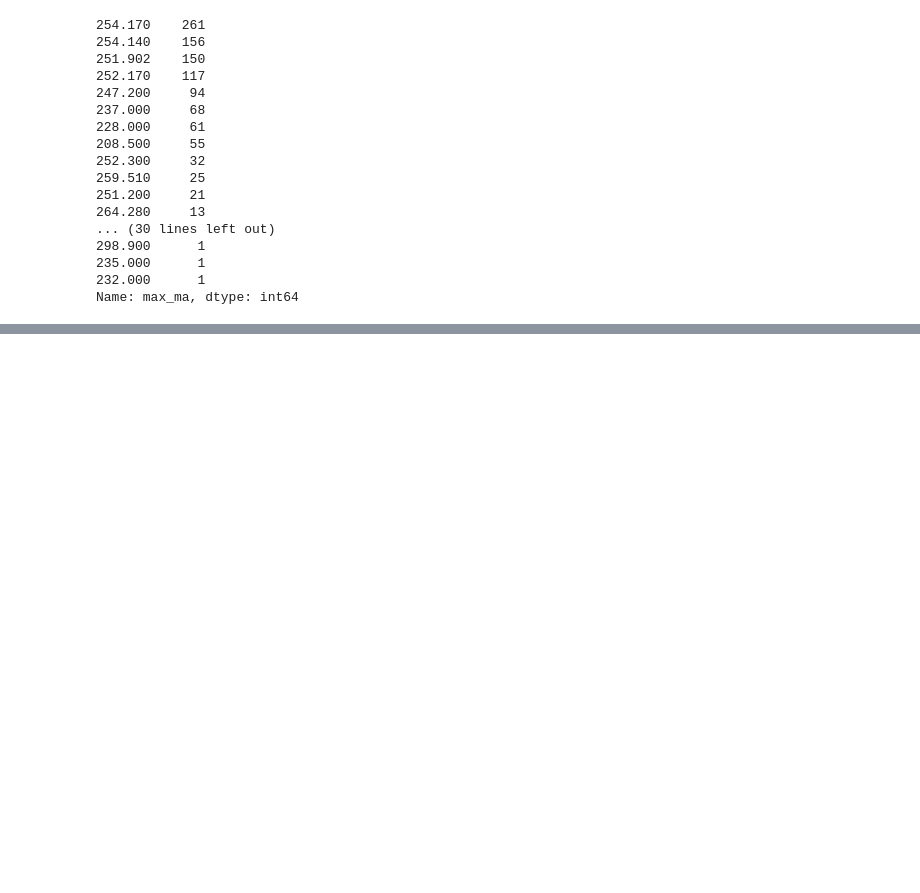
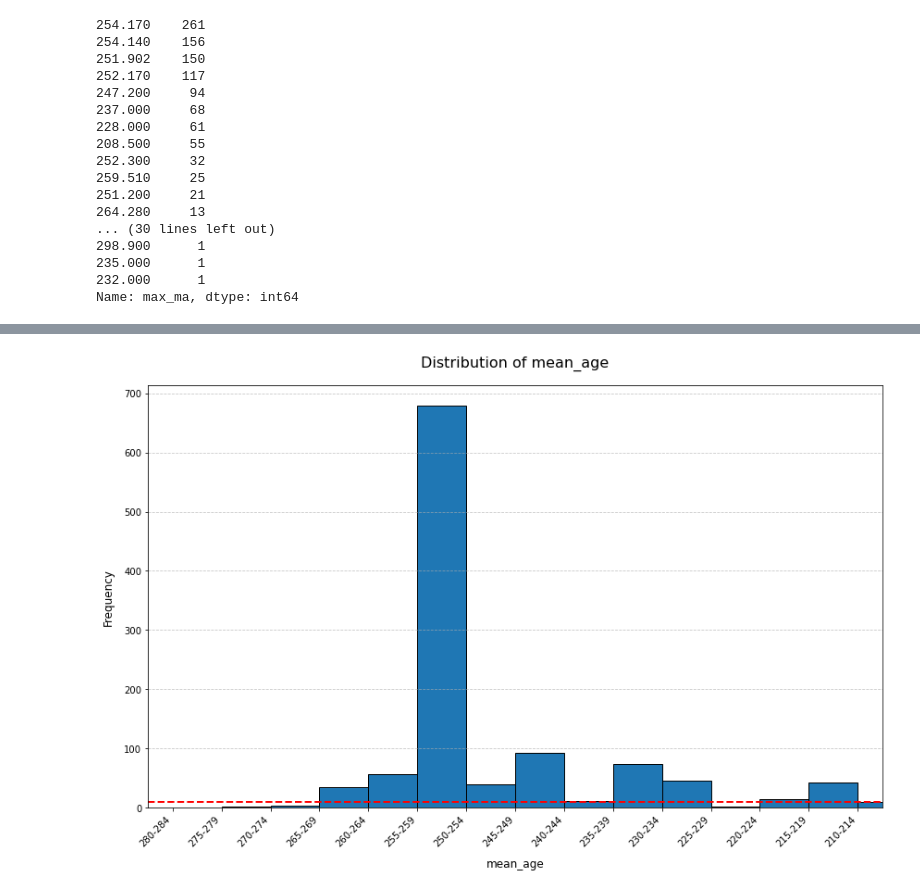
Before and after one commit to shelleylwang/BDNN_Arielli, a Jupyter notebook: synapsida_eda.ipynb, the cells around one changed output, grey strips where cells are left out. Saved outputs shown, nothing was run; the diff lists cells and outputs as text; code cells hidden in the pictures; blank space fills up the shorter version.

```diff
--- a/synapsida_eda.ipynb
+++ b/synapsida_eda.ipynb
@@ -272,0 +318,4 @@ barplot('mean_age')
+# %%
+flexible_histogram('mean_age', 5)
+# %% [output]
+[figure, added]
```
Also changed, not shown: parts of 12 cells of this notebook, 9 other files.
